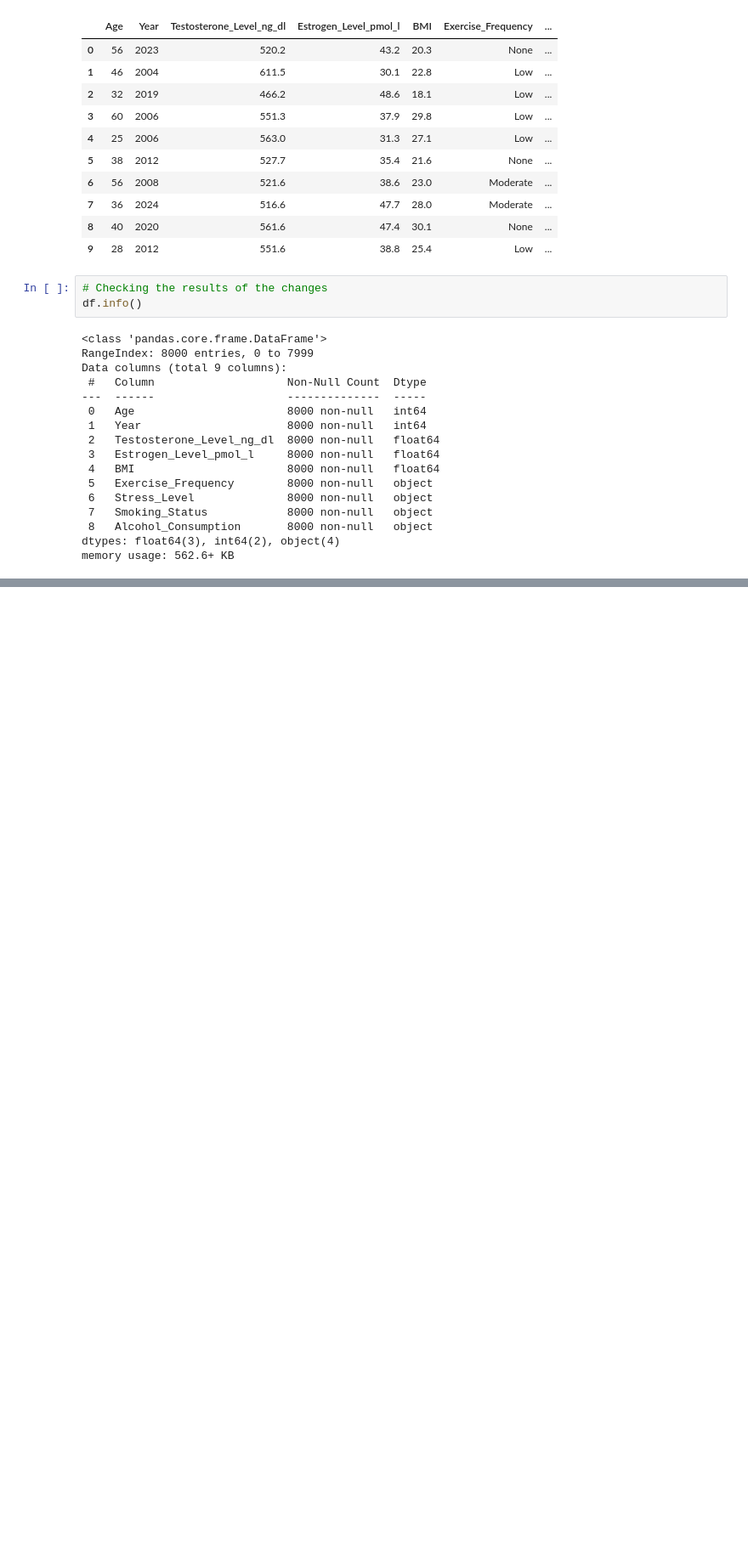
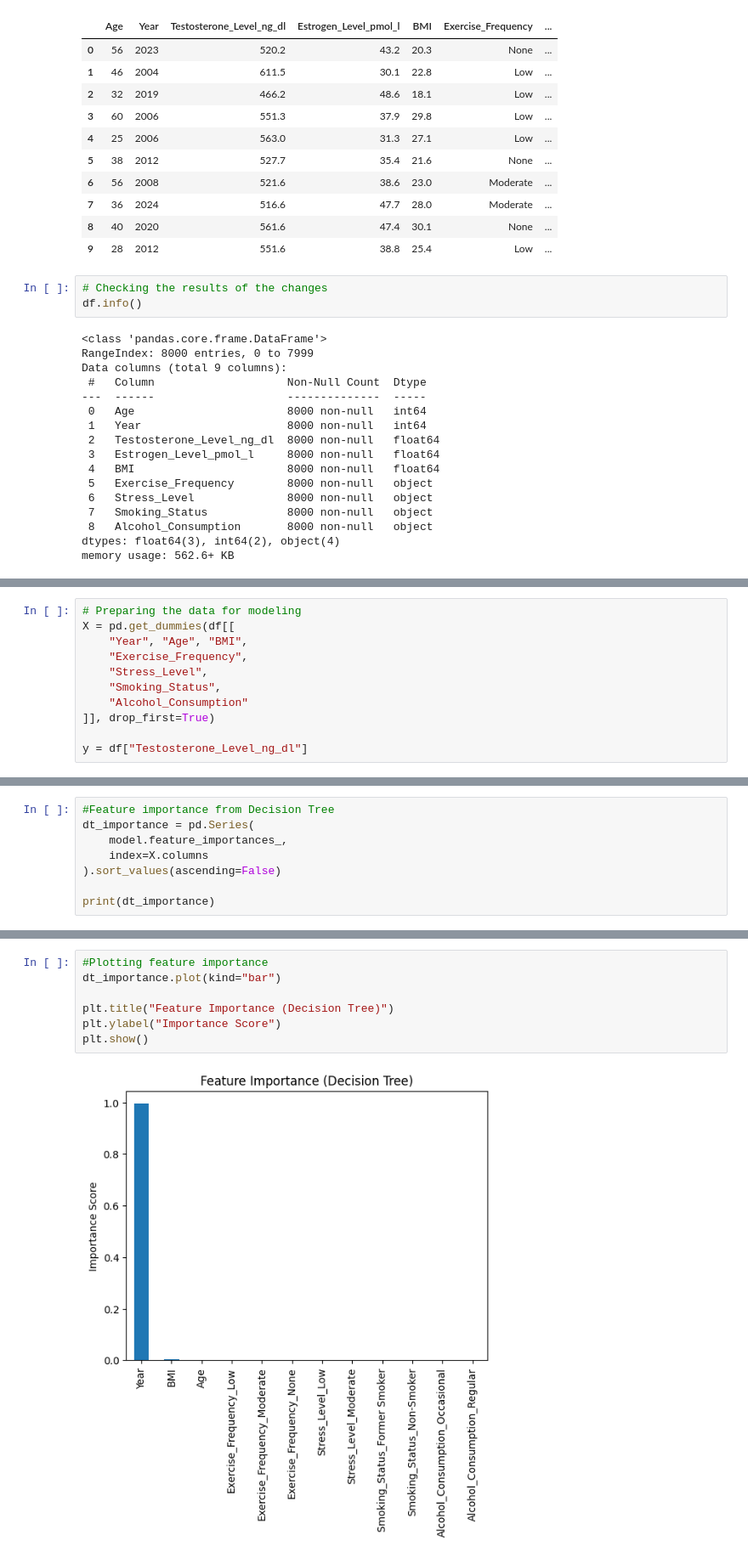
Before and after one commit to rjwright5/DTSC4302_GroupProject, a Jupyter notebook: Hormone Levels Trend.ipynb, the cells around one changed output, grey strips where cells are left out. Shown at 85% size. Saved outputs shown, nothing was run; the diff lists cells and outputs as text; blank space fills up the shorter version.

```diff
--- a/Hormone Levels Trend.ipynb
+++ b/Hormone Levels Trend.ipynb
@@ -154,0 +203,11 @@ memory usage: 562.6+ KB
+# %%
+# Preparing the data for modeling
+X = pd.get_dummies(df[[
+    "Year", "Age", "BMI",
+    "Exercise_Frequency",
+    "Stress_Level",
+    "Smoking_Status",
+    "Alcohol_Consumption"
+]], drop_first=True)
+
+y = df["Testosterone_Level_ng_dl"]
@@ -154,0 +253,8 @@ memory usage: 562.6+ KB
+# %%
+#Feature importance from Decision Tree
+dt_importance = pd.Series(
+    model.feature_importances_,
+    index=X.columns
+).sort_values(ascending=False)
+
+print(dt_importance)
@@ -154,0 +275,9 @@ memory usage: 562.6+ KB
+# %%
+#Plotting feature importance
+dt_importance.plot(kind="bar")
+
+plt.title("Feature Importance (Decision Tree)")
+plt.ylabel("Importance Score")
+plt.show()
+# %% [output]
+[figure, added]
```
Also changed, not shown: parts of 23 cells of this notebook.
